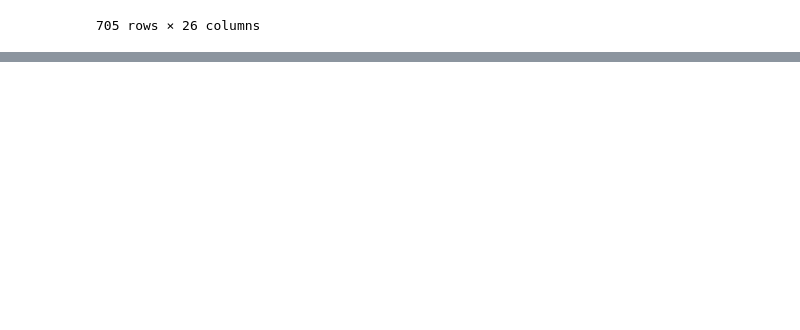
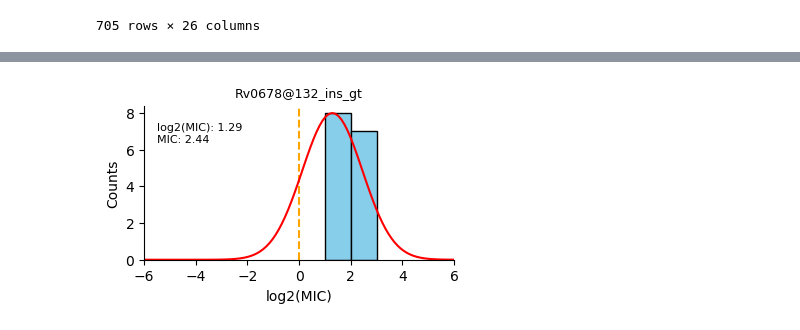
Before and after one commit to fowler-lab/catomatic, a Jupyter notebook: examples/demo.ipynb, the cells around one changed output, grey strips where cells are left out. Saved outputs shown, nothing was run; the diff lists cells and outputs as text; code cells hidden in the pictures; blank space fills up the shorter version.

```diff
--- a/examples/demo.ipynb
+++ b/examples/demo.ipynb
@@ -392,4 +430,4 @@ pd.merge(samples, mutations, how='left', on='UNIQUEID')
 | 704 | site.10.subj.YAM0003022.lab.YAM00... | BDQ | NICD | MGIT960 | R | 4 | MGIT | 2061.0 | 35997.0 | 35997.0 | ... |
 705 rows × 26 columns
 # %%
-catalogue, X = BuildRegressionCatalogue(samples, mutations).predict_effects()
+results, X, y_low, y_high = BuildRegressionCatalogue(samples, mutations).predict_effects(b_bounds=(-6, 6), s_bounds=(1e-5, None))
@@ -408,0 +434,3 @@ catalogue
+# %%
+effects = predicted_effects(results, X, X.shape[1])
+effects
@@ -408,0 +451,84 @@ catalogue
+# %%
+df = pd.merge(samples, mutations, how='left', on=['UNIQUEID'])
+unique_ids = df.UNIQUEID.unique().tolist()
+
+# Assuming y_low is an array that has the same length as the unique UNIQUEIDs
+# Create the mapping
+id_to_y_low = {unique_ids[id]: y_low[id] for id in range(len(unique_ids))}
+id_to_y_high = {unique_ids[id]: y_high[id] for id in range(len(unique_ids))}
+df['y_low_log'] = df['UNIQUEID'].map(id_to_y_low)
+df['y_high_log'] = df['UNIQUEID'].map(id_to_y_high)
+
+mut_y_low_log = {mut: df.loc[df['MUTATION'] == mut, 'y_low_log'].to_numpy()
+                 for mut in df['MUTATION'].unique()}
+mut_y_high_log = {mut: df.loc[df['MUTATION'] == mut, 'y_high_log'].to_numpy()
+                 for mut in df['MUTATION'].unique()}
+# %%
+global_x_min = -6
+global_x_max = 6
+
+for _, row in effects.iterrows():
+    mutation_name = row['Mutation']
+    log2_mic = row['Effect_Size']  # Assuming log2(MIC) is stored in 'Effect_Size'
+    mic = row['MIC']  # Actual MIC value in the 'MIC' column
+
+    if len(mut_y_low_log[mutation_name]) > 3:
+
+        # Get the mutation-specific MIC intervals
+        mutation_y_low_log = mut_y_low_log[mutation_name]
+        mutation_y_high_log = mut_y_high_log[mutation_name]
+
+        # Combine the low and high log2 MIC values into interval tuples for the current mutation
+        mutation_intervals = [(low, high) for low, high in zip(mutation_y_low_log, mutation_y_high_log)]
+
+        # Get unique intervals for the current mutation
+        unique_intervals = sorted(set(mutation_intervals))
+
+        # Calculate counts for each unique interval
+        mutation_mic_counts = [mutation_intervals.count(interval) for interval in unique_intervals]
+
+        # Extract the midpoints and widths for plotting the bars
+        interval_midpoints = [(low + high) / 2 for low, high in unique_intervals]
+        interval_widths = [high - low for low, high in unique_intervals]
+
+        plt.figure(figsize=(4, 2))  # Create a new figure for each mutation
+
+        # Step 1: Plot the histogram of calculated MIC intervals for this mutation
+        plt.bar(interval_midpoints, height=mutation_mic_counts, width=interval_widths,
+                align='center', edgecolor='black', color='skyblue', label='True MIC Distribution')
+
+        plt.axvline(x=0, linestyle='--', color='orange')
+
+
+        # Step 2: Overlay the fitted normal distribution for the current mutation
+        x_values = np.linspace(global_x_min, global_x_max, 100)
+
+        # Generate the normal distribution using log2(MIC) (effect size) and std
+        y_values = norm.pdf(x_values, loc=log2_mic, scale=row['Effect_Std'])
+
+        # Scale the normal distribution to match the height of the histogram
+        y_values *= max(mutation_mic_counts) / max(y_values)
+
+        # Plot the fitted curve
+        plt.plot(x_values, y_values, label=f'Fitted Curve for {mutation_name}', linestyle='-', color='red')
+
+        # Add text annotation for log2(MIC) and MIC
+        annotation_text = f"log2(MIC): {log2_mic:.2f}\nMIC: {mic:.2f}"
+        plt.text(global_x_min + 0.5, max(mutation_mic_counts) * 0.8, annotation_text, fontsize=8, color='black',
+                 bbox=dict(facecolor='white', edgecolor='white', alpha=0.7))
+
+        # Customize the plot
+        plt.xlabel('log2(MIC)')
+        plt.ylabel('Counts')
+        plt.title(f'{mutation_name}', fontsize=9)  # Smaller font size
+        plt.xlim([global_x_min, global_x_max])  # Set the consistent x-axis range
+
+        # Remove top and right spines
+        ax = plt.gca()
+        ax.spines['top'].set_visible(False)
+        ax.spines['right'].set_visible(False)
+
+        # Show the plot for this mutation
+        plt.show()
+# %% [output]
+[figure, added]
```
Also changed, not shown: parts of 6 cells of this notebook, 11 other files.
